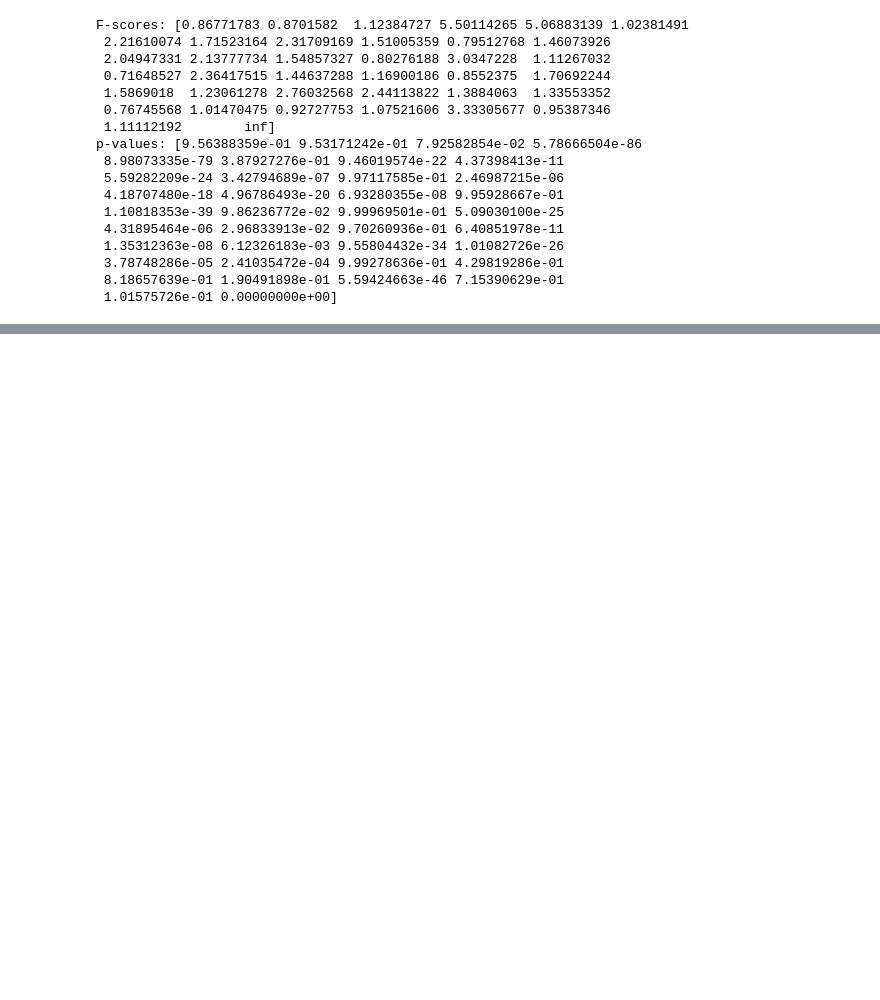
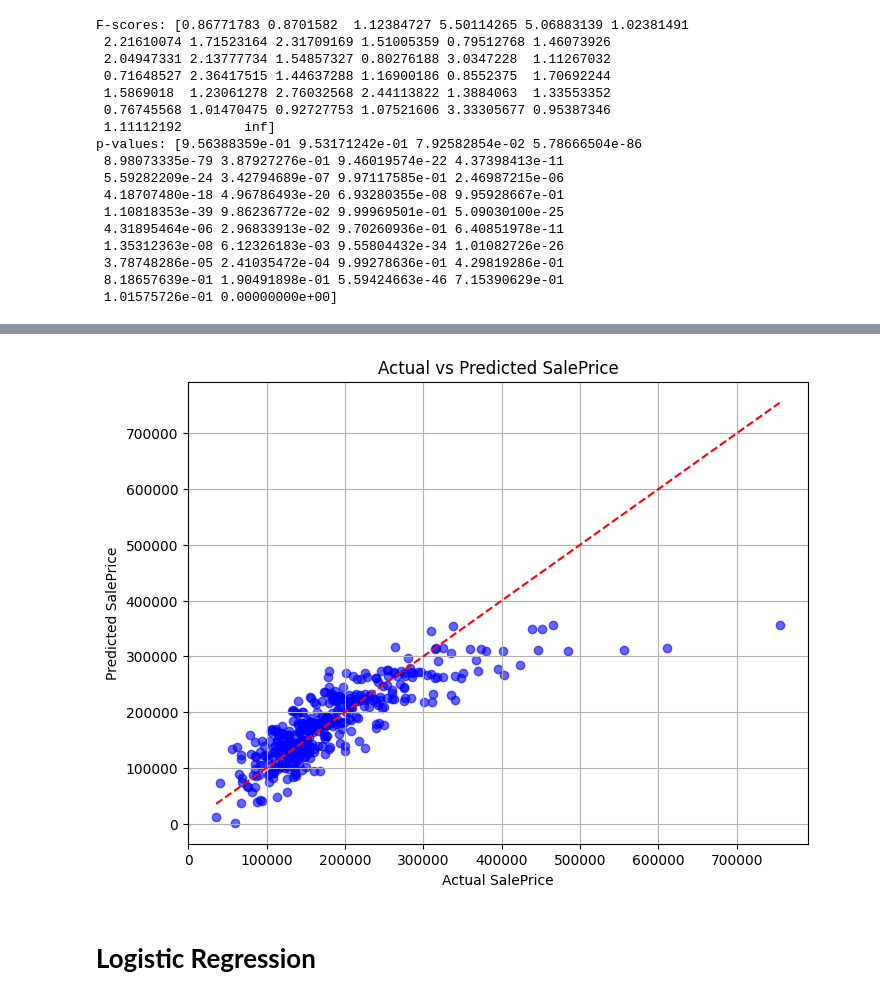
Before and after one commit to sashank1326/ML_Practice, a Jupyter notebook: ML_Featues.ipynb, the cells around one changed output, grey strips where cells are left out. Cells and saved outputs as stored; diff of their text form; code cells hidden in the pictures; blank space fills up the shorter version.

```diff
--- a/ML_Featues.ipynb
+++ b/ML_Featues.ipynb
@@ -194,0 +277,21 @@ p-values: [9.56388359e-01 9.53171242e-01 7.92582854e-02 5.78666504e-86
+# %%
+X = df[[ 'LotArea', 'MSSubClass','YearBuilt','OverallQual','OverallCond']]
+y = df['SalePrice']
+
+# Splitting the dataset into training and testing sets
+X_train, X_test, y_train, y_test = train_test_split(X, y, test_size=0.3, random_state=42)
+
+# Creating the Linear Regression model
+model = LinearRegression()
+
+# Training the model
+model.fit(X_train, y_train)
+y_pred = model.predict(X_test)
+
+# Create a DataFrame with YrSold, actual, and predicted prices
+results_df = X_test.copy()
+results_df['Actual_SalePrice'] = y_test.values
+results_df['Predicted_SalePrice'] = y_pred
+
+# Print the resulting DataFrame
+print(results_df.head(10))  # print first 10 rows
@@ -194,0 +316,15 @@ p-values: [9.56388359e-01 9.53171242e-01 7.92582854e-02 5.78666504e-86
+# %%
+import matplotlib.pyplot as plt
+
+plt.figure(figsize=(8,6))
+plt.scatter(y_test, y_pred, color='blue', alpha=0.6)
+plt.plot([y_test.min(), y_test.max()], [y_test.min(), y_test.max()], color='red', linestyle='--')
+plt.xlabel('Actual SalePrice')
+plt.ylabel('Predicted SalePrice')
+plt.title('Actual vs Predicted SalePrice')
+plt.grid(True)
+plt.show()
+# %% [output]
+[figure, added]
+# %% [markdown]
+# **Logistic Regression**
```
Also changed, not shown: parts of 8 cells of this notebook.
